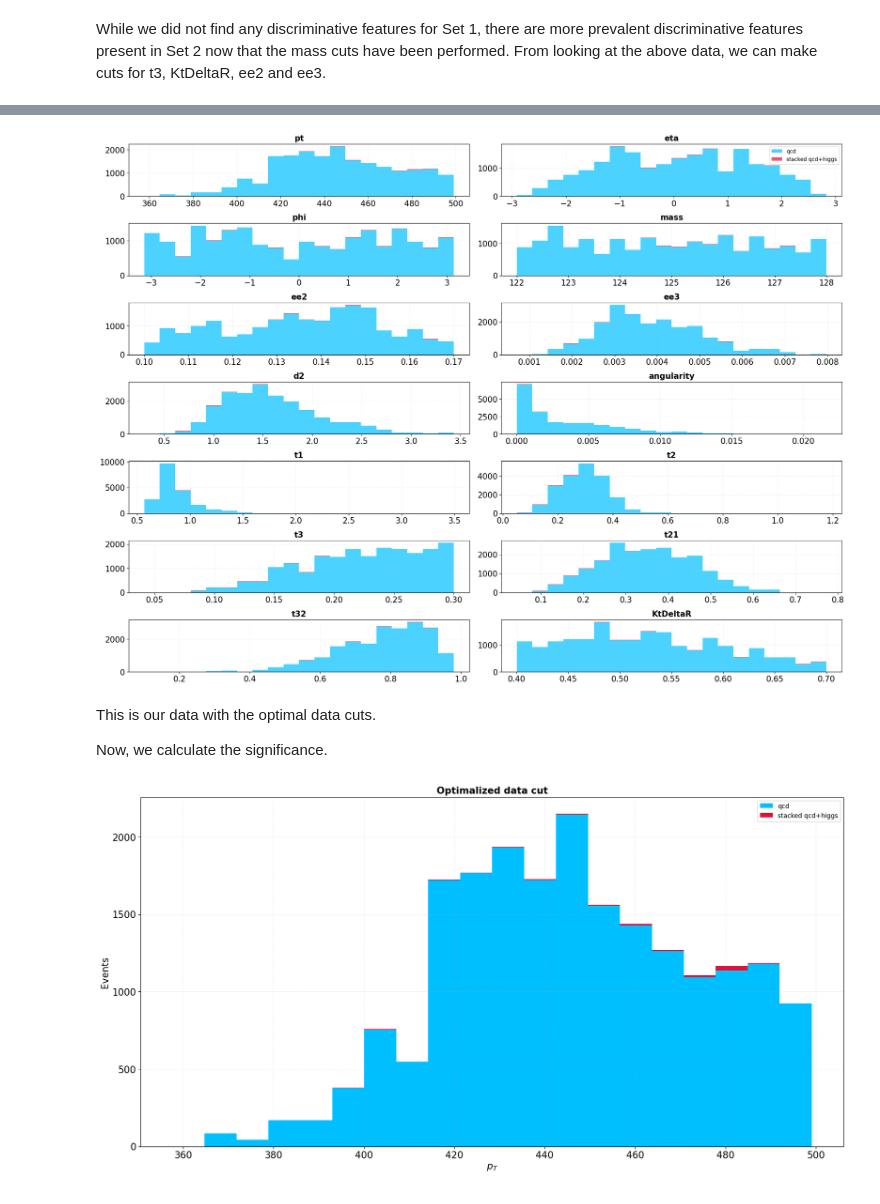
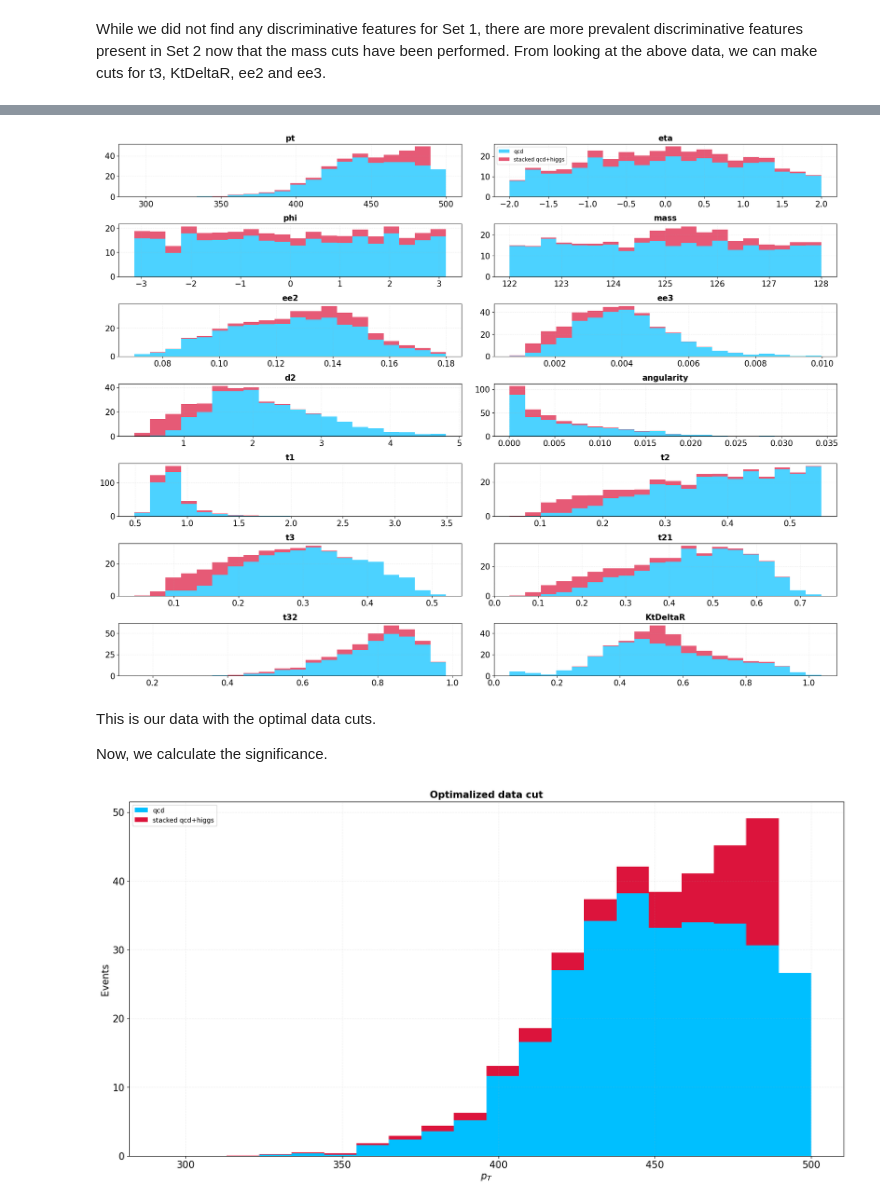
Before and after one commit to SOLHAUG13/Phys434_Autumn2021, a Jupyter notebook: Lab7/Lab7_PHYS434_Solhaug_Erik.ipynb, the cells around one changed output, grey strips where cells are left out. Cells and saved outputs as stored; diff of their text form; code cells hidden in the pictures.

```diff
--- a/Lab7/Lab7_PHYS434_Solhaug_Erik.ipynb
+++ b/Lab7/Lab7_PHYS434_Solhaug_Erik.ipynb
@@ -499,5 +483,12 @@ cut4, cut4higgs
  99995  0.504678
 
  [65857 rows x 14 columns])
+# %%
+def cut_data(data, name, lower, upper):
+    mask1 = data[f'{name}'] > lower
+    mask2 = data[f'{name}'] < upper
+    tempcut = data[mask1]
+    new_cut = tempcut[mask2]
+    return new_cut
 # %%
 # Cutting down qcd
@@ -532,33 +504,14 @@ new_cut = cut[mask2]
 new_qcd = new_cut
 # %%
 # Cutting down Higgs data
-old_cut = cut4higgs
+old_cut = cuts_higgs[3]
 
-mask1 = old_cut['t3'] > 0.04
-mask2 = old_cut['t3'] < 0.30
-cut = old_cut[mask1]
-new_cut = cut[mask2]
-
-old_cut = new_cut
-
-mask1 = old_cut['ee2'] > 0.10
-mask2 = old_cut['ee2'] < 0.17
-cut = old_cut[mask1]
-new_cut = cut[mask2]
-
-old_cut = new_cut
-
-mask1 = old_cut['ee3'] > 0.000
-mask2 = old_cut['ee3'] < 0.008
-cut = old_cut[mask1]
-new_cut = cut[mask2]
-
-old_cut = new_cut
-
-mask1 = old_cut['KtDeltaR'] > 0.4
-mask2 = old_cut['KtDeltaR'] < 0.7
-cut = old_cut[mask1]
-new_cut = cut[mask2]
+new_cut = cut_data(old_cut, 'eta', -2.0, 2.0)
+new_cut = cut_data(new_cut, 'ee2', 0.0, 0.18)
+new_cut = cut_data(new_cut, 'ee3', 0.00, 0.01)
+new_cut = cut_data(new_cut, 'd2', 0, 5)
+new_cut = cut_data(new_cut, 't2', 0.00, 0.55)
+new_cut = cut_data(new_cut, 't21', 0.00, 0.75)
 
 new_higgs = new_cut
 # %%
@@ -573,8 +526,8 @@ for i in range(0,qcd.columns.size):
     X1 = new_qcd[f'{name}']
     X2 = new_higgs[f'{name}']
 
-    w1 = np.repeat((N_QCD/X1.size), X1.size)
-    w2 = np.repeat((N_Higgs/X2.size), X2.size)
+    w1 = np.ones(X1.size)*w_QCD
+    w2 = np.ones(X2.size)*w_Higgs
 
     bins = 20
 
@@ -588,7 +541,7 @@ for i in range(0,qcd.columns.size):
     ax[row, col].grid(linestyle='--', alpha=0.2)
 ax[0, 1].legend();
 # %% [output]
-[figure, old version]
+[figure, new version]
 # %% [markdown]
 This is our data with the optimal data cuts.
 
@@ -596,29 +549,29 @@ Now, we calculate the significance.
 # %%
 plt.rcParams["figure.figsize"] = (20,10)
 
 N_Higgs = 100
 N_QCD = 20000
 
 bins = 70
 
 X1 = new_qcd['pt']
 X2 = new_higgs['pt']
 
 bins = 20
 
-w1 = np.repeat((N_QCD/X1.size), X1.size)
-w2 = np.repeat((N_Higgs/X2.size), X2.size)
+w1 = np.ones(X1.size)*w_QCD
+w2 = np.ones(X2.size)*w_Higgs
 
 n1array, temp1, temp2 = plt.hist([X1, X2], bins, stacked=True, color=['deepskyblue', 'crimson'], weights=[w1, w2], linewidth = 3, label = ['qcd', 'stacked qcd+higgs'])
 plt.tick_params(labelsize = 15)
 plt.tick_params(labelsize = 15)
 plt.xlabel(r'$p_T$', fontsize = 15)
 plt.ylabel('Events', fontsize = 15)
 plt.title('Optimalized data cut', fontsize = 15, fontweight='bold')
 plt.grid(linestyle='--', alpha=0.2)
 plt.legend();
 # %% [output]
-[figure, old version]
+[figure, new version]
 # %%
 nqcd = n1array[0]
 nhiggs = n1array[1]
```
Also changed, not shown: parts of 33 cells of this notebook.
